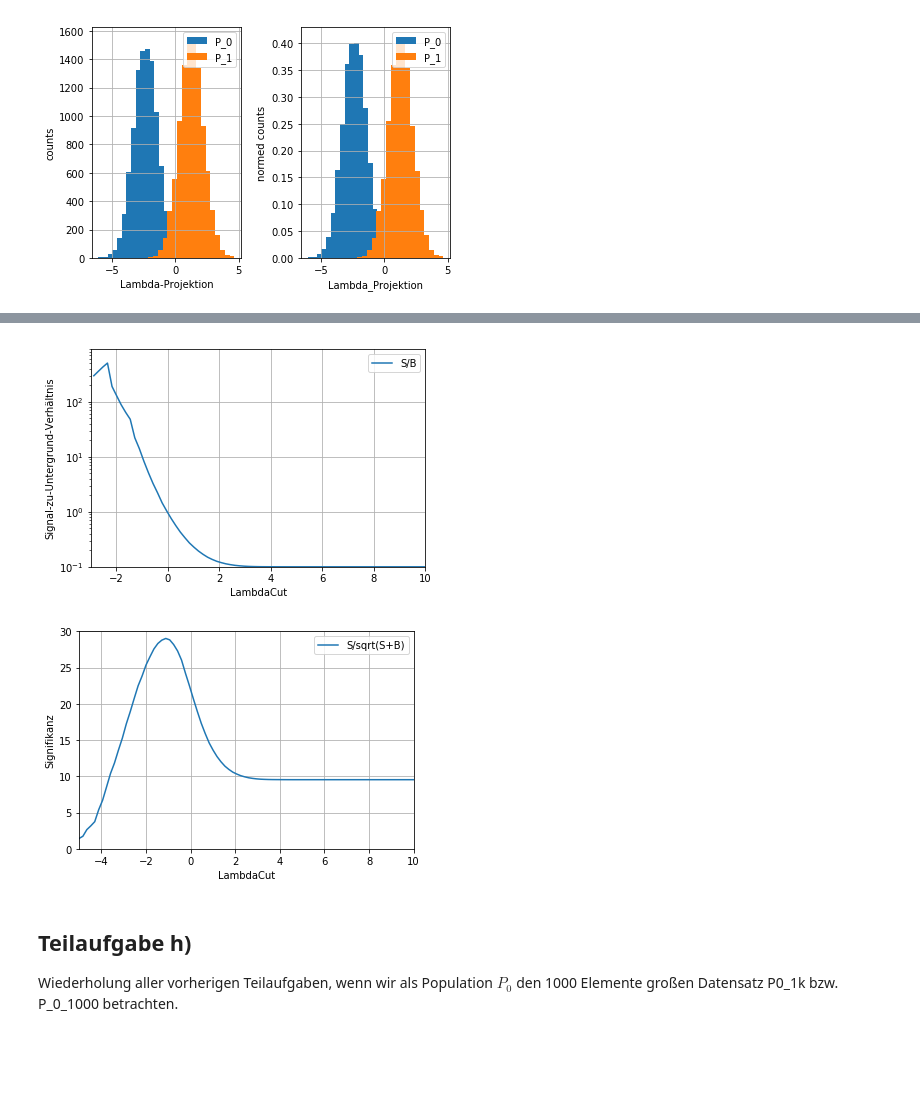
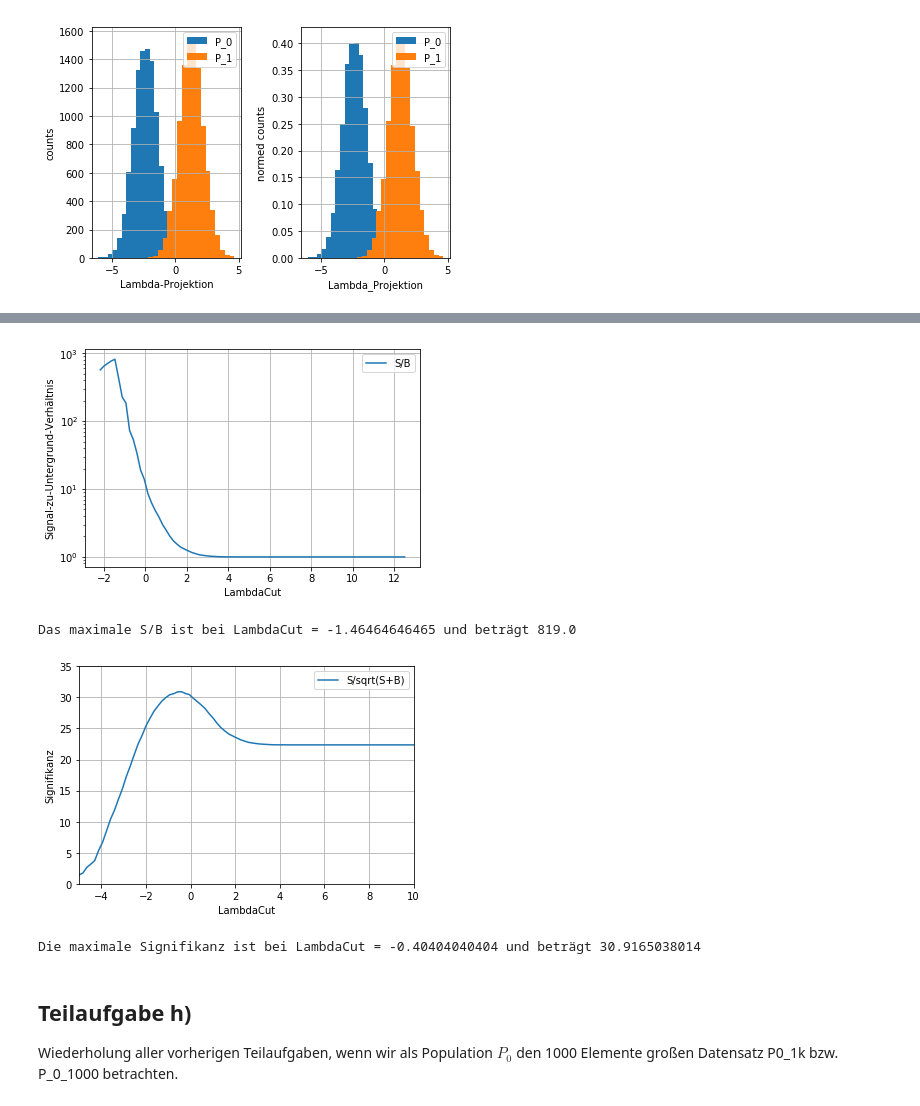
Before and after one commit to JaLuka98/SMD18-19, a Jupyter notebook: Übungsblätter/Blatt4/aufgabe3.ipynb, the cells around one changed output, grey strips where cells are left out. Cells and saved outputs as stored; diff of their text form; code cells hidden in the pictures; blank space fills up the shorter version.

```diff
--- a/Übungsblätter/Blatt4/aufgabe3.ipynb
+++ b/Übungsblätter/Blatt4/aufgabe3.ipynb
@@ -166,15 +177,17 @@ Untergrundgröße = 10000
 # %%
-falsePosArrayFore = falsePosArray[falsePosArray != 0]
+falsePosArrayFore = falsePosArray[falsePosArray != 0] # Division by zero is not that great
 sDurchB = truePosArray[100-np.size(falsePosArrayFore):]/falsePosArrayFore
-plt.semilogy(lambdaCut[100-np.size(falsePosArrayFore):], sDurchB, label='S/B')
+lambdaCutCorrected = lambdaCut[100-np.size(falsePosArrayFore):] # accounting for the fact that we dont appreciate division by zero
+plt.semilogy(lambdaCutCorrected, sDurchB, label='S/B')
 plt.grid()
 plt.legend()
 plt.xlabel('LambdaCut')
 plt.ylabel('Signal-zu-Untergrund-Verhältnis')
-plt.axis([-3,10,-5,900])
 plt.show()
+print('Das maximale S/B ist bei LambdaCut =', lambdaCutCorrected[np.argmax(sDurchB)], 'und beträgt', np.max(sDurchB))
 # %% [output]
-[figure, old version]
+[figure, new version]
+Das maximale S/B ist bei LambdaCut = -1.46464646465 und beträgt 819.0
 # %%
 signifikanz = truePosArray/np.sqrt(truePosArray + falsePosArray)
 plt.plot(lambdaCut, signifikanz, label='S/sqrt(S+B)')
@@ -182,10 +195,12 @@ plt.grid()
 plt.legend()
 plt.xlabel('LambdaCut')
 plt.ylabel('Signifikanz')
-plt.axis([-5,10,-0,30])
+plt.axis([-5,10,-0,35])
 plt.show()
+print('Die maximale Signifikanz ist bei LambdaCut =', lambdaCut[np.argmax(signifikanz)], 'und beträgt', np.max(signifikanz))
 # %% [output]
-[figure, old version]
+[figure, new version]
+Die maximale Signifikanz ist bei LambdaCut = -0.40404040404 und beträgt 30.9165038014
 # %% [markdown]
 ## Teilaufgabe h)
 Wiederholung aller vorherigen Teilaufgaben, wenn wir als Population $P_0$ den 1000 Elemente großen Datensatz P0_1k bzw. P_0_1000 betrachten.
```
Also changed, not shown: parts of 17 cells of this notebook.
